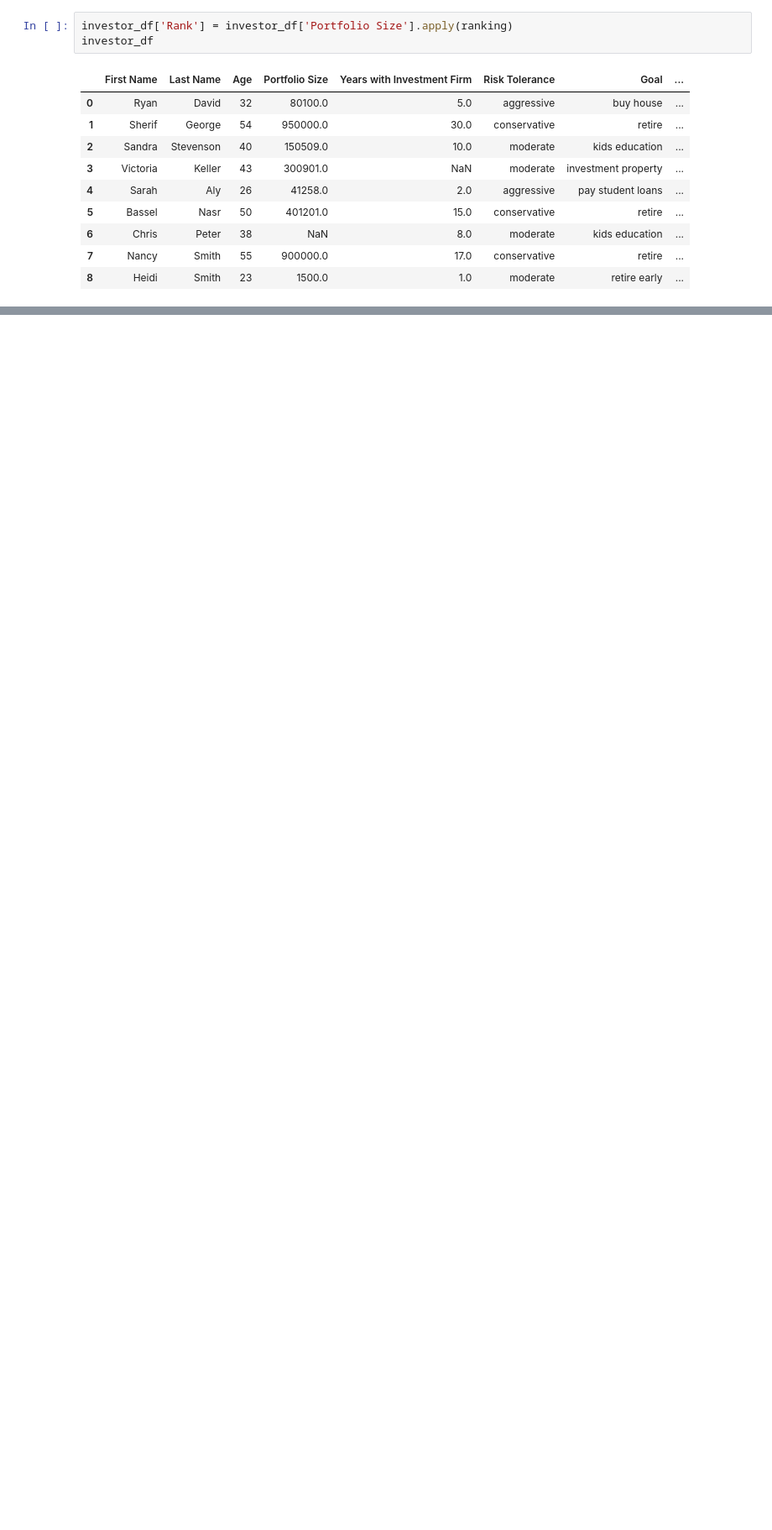
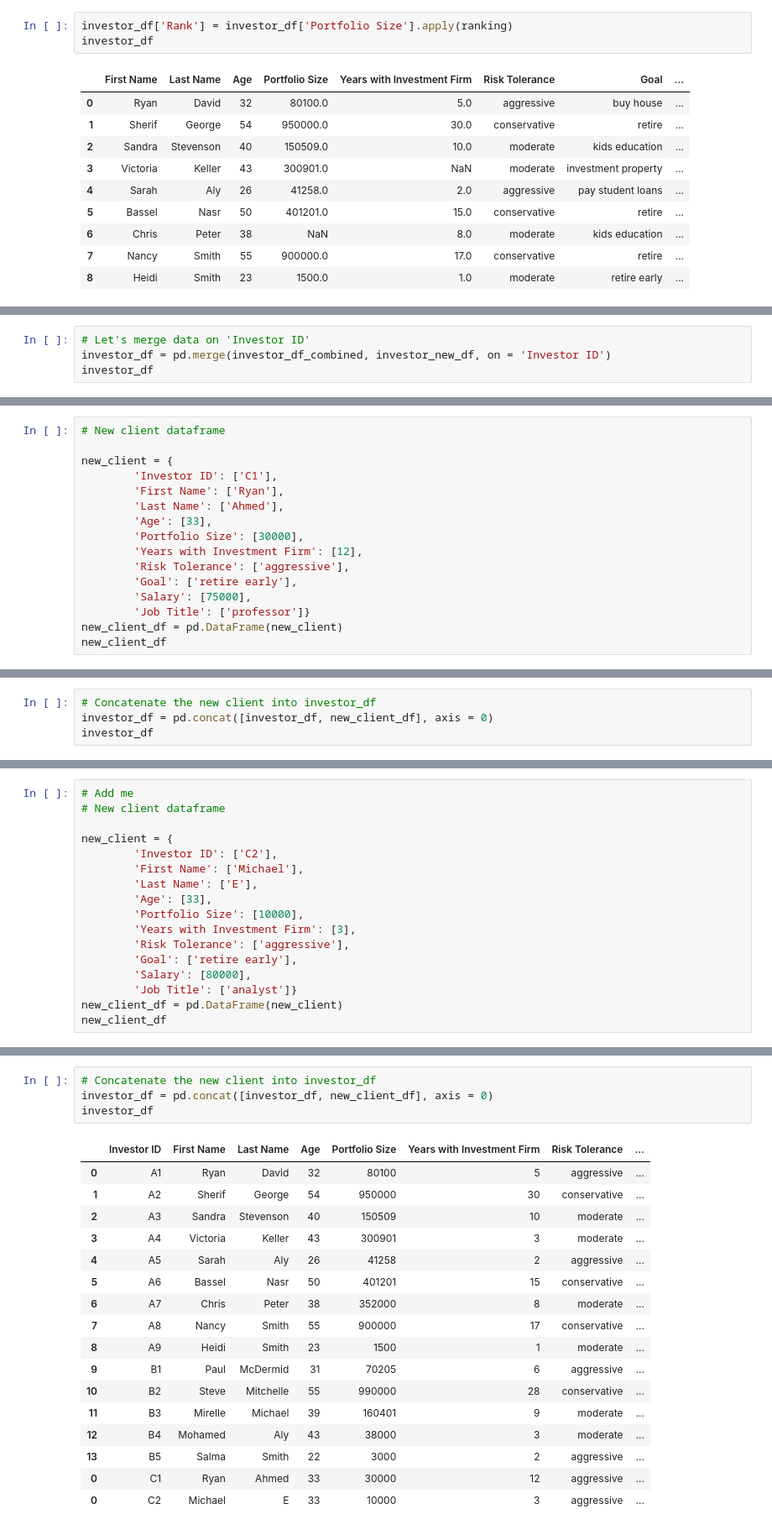
Before and after one commit to PachaTech/CFA-Level-1, a Jupyter notebook: Practical skills python/[PSM] Python CFA I.ipynb, the cells around one changed output, grey strips where cells are left out. Shown at 84% size. Saved outputs shown, nothing was run; the diff lists cells and outputs as text; blank space fills up the shorter version.

```diff
--- a/Practical skills python/[PSM] Python CFA I.ipynb
+++ b/Practical skills python/[PSM] Python CFA I.ipynb
@@ -2571,0 +2696,4 @@ investor_df
+# %%
+# Let's merge data on 'Investor ID'
+investor_df = pd.merge(investor_df_combined, investor_new_df, on = 'Investor ID')
+investor_df
@@ -2571,0 +2740,16 @@ investor_df
+# %%
+# New client dataframe
+
+new_client = {
+        'Investor ID': ['C1'],
+        'First Name': ['Ryan'],
+        'Last Name': ['Ahmed'],
+        'Age': [33],
+        'Portfolio Size': [30000],
+        'Years with Investment Firm': [12],
+        'Risk Tolerance': ['aggressive'],
+        'Goal': ['retire early'],
+        'Salary': [75000],
+        'Job Title': ['professor']}
+new_client_df = pd.DataFrame(new_client)
+new_client_df
@@ -2571,0 +2759,4 @@ investor_df
+# %%
+# Concatenate the new client into investor_df
+investor_df = pd.concat([investor_df, new_client_df], axis = 0)
+investor_df
@@ -2571,0 +2801,17 @@ investor_df
+# %%
+# Add me
+# New client dataframe
+
+new_client = {
+        'Investor ID': ['C2'],
+        'First Name': ['Michael'],
+        'Last Name': ['E'],
+        'Age': [33],
+        'Portfolio Size': [10000],
+        'Years with Investment Firm': [3],
+        'Risk Tolerance': ['aggressive'],
+        'Goal': ['retire early'],
+        'Salary': [80000],
+        'Job Title': ['analyst']}
+new_client_df = pd.DataFrame(new_client)
+new_client_df
@@ -2571,0 +2821,22 @@ investor_df
+# %%
+# Concatenate the new client into investor_df
+investor_df = pd.concat([investor_df, new_client_df], axis = 0)
+investor_df
+# %% [output]
+|  | Investor ID | First Name | Last Name | Age | Portfolio Size | Years with Investment Firm | Risk Tolerance | ... |
+| 0 | A1 | Ryan | David | 32 | 80100 | 5 | aggressive | ... |
+| 1 | A2 | Sherif | George | 54 | 950000 | 30 | conservative | ... |
+| 2 | A3 | Sandra | Stevenson | 40 | 150509 | 10 | moderate | ... |
+| 3 | A4 | Victoria | Keller | 43 | 300901 | 3 | moderate | ... |
+| 4 | A5 | Sarah | Aly | 26 | 41258 | 2 | aggressive | ... |
+| 5 | A6 | Bassel | Nasr | 50 | 401201 | 15 | conservative | ... |
+| 6 | A7 | Chris | Peter | 38 | 352000 | 8 | moderate | ... |
+| 7 | A8 | Nancy | Smith | 55 | 900000 | 17 | conservative | ... |
+| 8 | A9 | Heidi | Smith | 23 | 1500 | 1 | moderate | ... |
+| 9 | B1 | Paul | McDermid | 31 | 70205 | 6 | aggressive | ... |
+| 10 | B2 | Steve | Mitchelle | 55 | 990000 | 28 | conservative | ... |
+| 11 | B3 | Mirelle | Michael | 39 | 160401 | 9 | moderate | ... |
+| 12 | B4 | Mohamed | Aly | 43 | 38000 | 3 | moderate | ... |
+| 13 | B5 | Salma | Smith | 22 | 3000 | 2 | aggressive | ... |
+| 0 | C1 | Ryan | Ahmed | 33 | 30000 | 12 | aggressive | ... |
+| 0 | C2 | Michael | E | 33 | 10000 | 3 | aggressive | ... |
```
Also changed, not shown: parts of 17 cells of this notebook, 3 other files.
